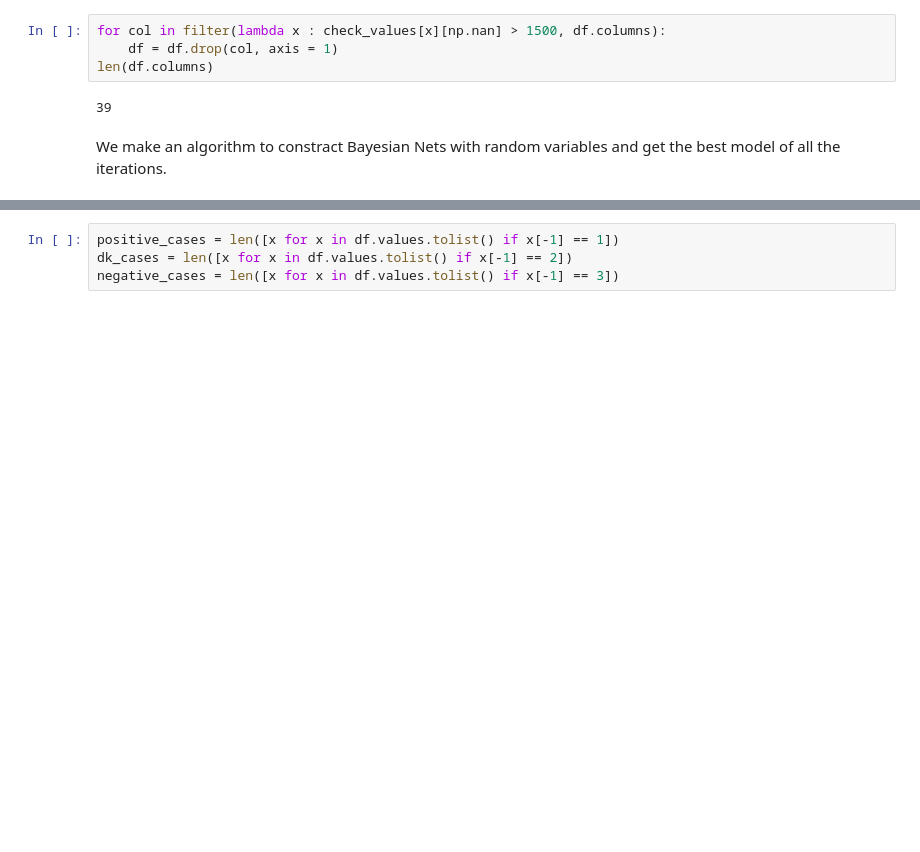
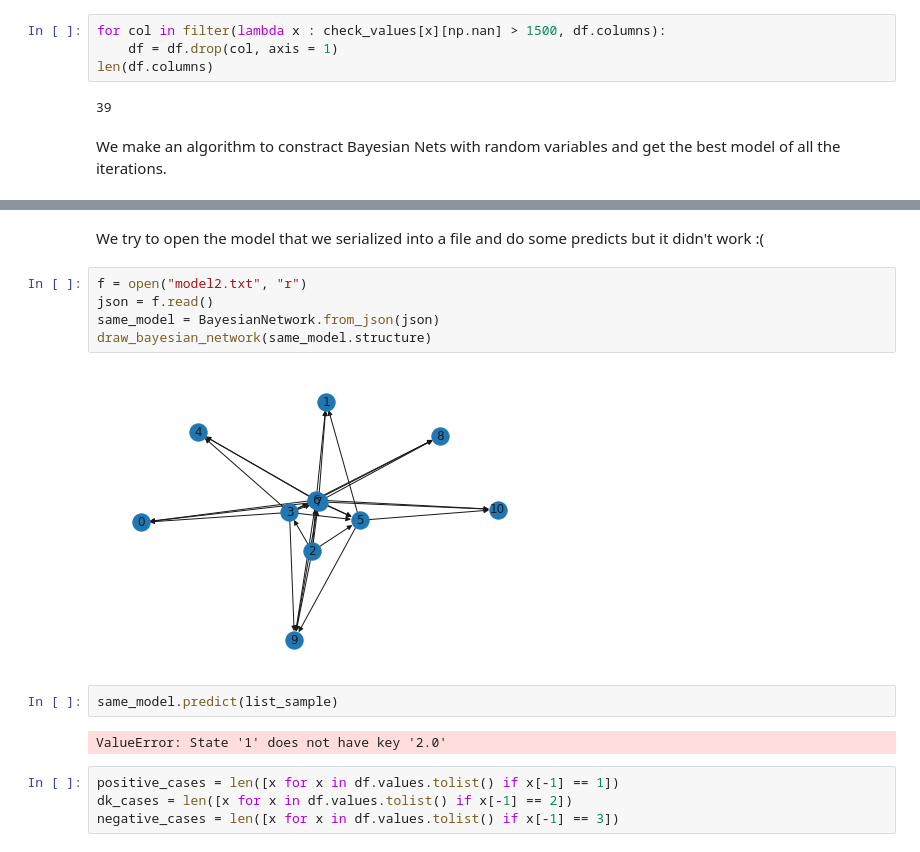
Before and after one commit to gfelis/BitsXLaMarato, a Jupyter notebook: main.ipynb, the cells around one changed output, grey strips where cells are left out. Drawn from its saved outputs; the diff is of its cells as text; blank space fills up the shorter version.

```diff
--- a/main.ipynb
+++ b/main.ipynb
@@ -639,3 +666,16 @@ json
+# %% [markdown]
+We try to open the model that we serialized into a file and do some predicts but it didn't work :(
+# %%
+f = open("model2.txt", "r")
+json = f.read()
+same_model = BayesianNetwork.from_json(json)
+draw_bayesian_network(same_model.structure)
+# %% [output]
+[figure, added]
+# %%
+same_model.predict(list_sample)
+# %% [output]
+ValueError: State '1' does not have key '2.0'
 # %%
 positive_cases = len([x for x in df.values.tolist() if x[-1] == 1])
 dk_cases = len([x for x in df.values.tolist() if x[-1] == 2])
```
Also changed, not shown: parts of 9 cells of this notebook.
